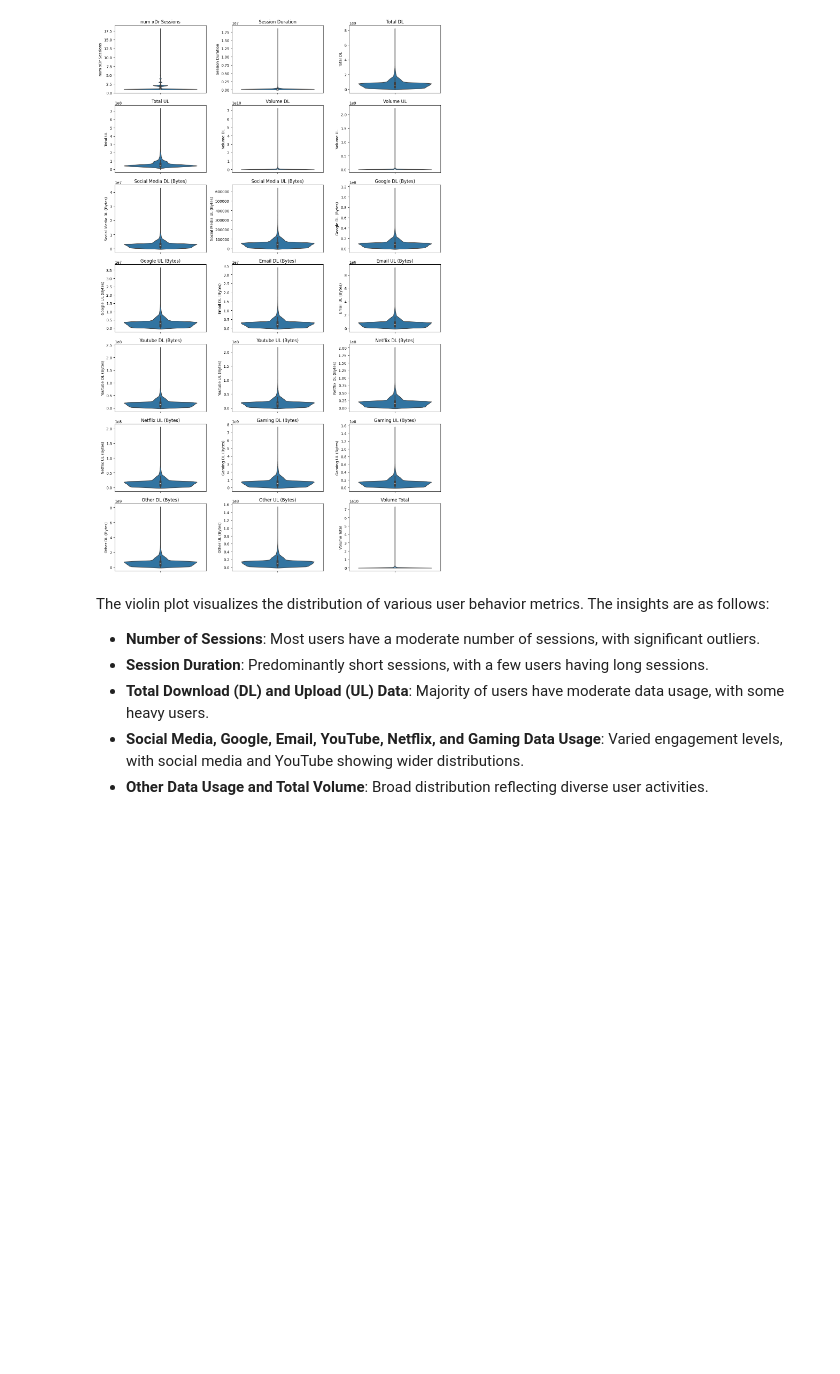
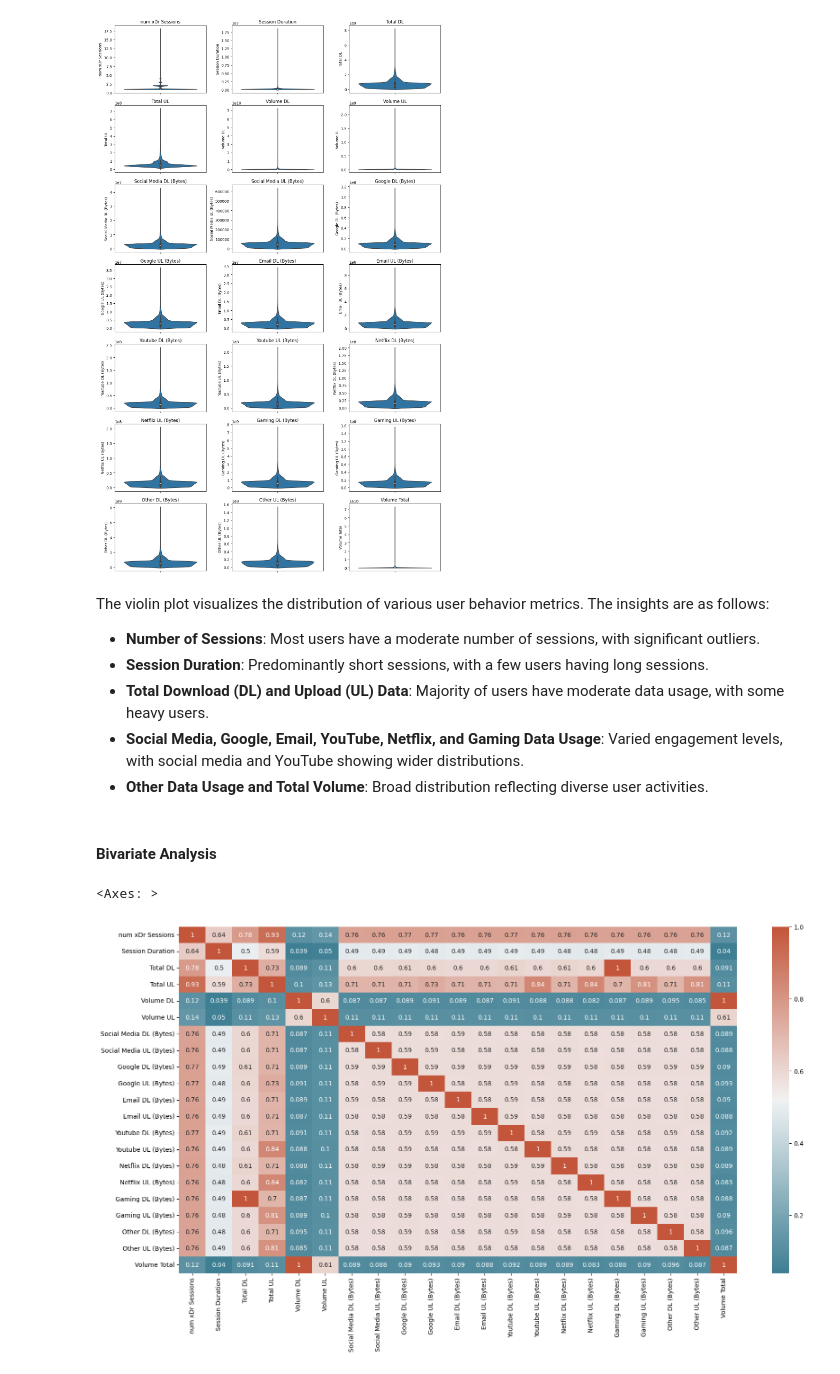
Before and after one commit to WildCayote/TellCo-Profitability-Opportunity-Analysis, a Jupyter notebook: notebooks/user_overview_analysis.ipynb, the cells around one changed output. Drawn from its saved outputs; the diff is of its cells as text; code cells hidden in the pictures; blank space fills up the shorter version.

Commit message:
Feat: Finished correlation analysis

```diff
--- a/notebooks/user_overview_analysis.ipynb
+++ b/notebooks/user_overview_analysis.ipynb
@@ -479,3 +479,18 @@ The violin plot visualizes the distribution of various user behavior metrics. Th
 - **Total Download (DL) and Upload (UL) Data**: Majority of users have moderate data usage, with some heavy users.
 - **Social Media, Google, Email, YouTube, Netflix, and Gaming Data Usage**: Varied engagement levels, with social media and YouTube showing wider distributions.
 - **Other Data Usage and Total Volume**: Broad distribution reflecting diverse user activities.
+# %% [markdown]
+#### Bivariate Analysis
+# %%
+# let us examime the correlation between all of the columns
+# first let us calculate the correlation matrix
+correlation_matrix = user_behaviour.corr(method='pearson')
+# %%
+# let us plot the correlation matrix
+fig , ax = plt.subplots()
+fig.set_size_inches(20 , 10)
+cmap = sns.diverging_palette(220 , 20 , as_cmap=True)
+sns.heatmap(correlation_matrix , cmap=cmap , annot=True)
+# %% [output]
+<Axes: >
+[figure, added]
```
Also changed, not shown: parts of 3 cells of this notebook.
